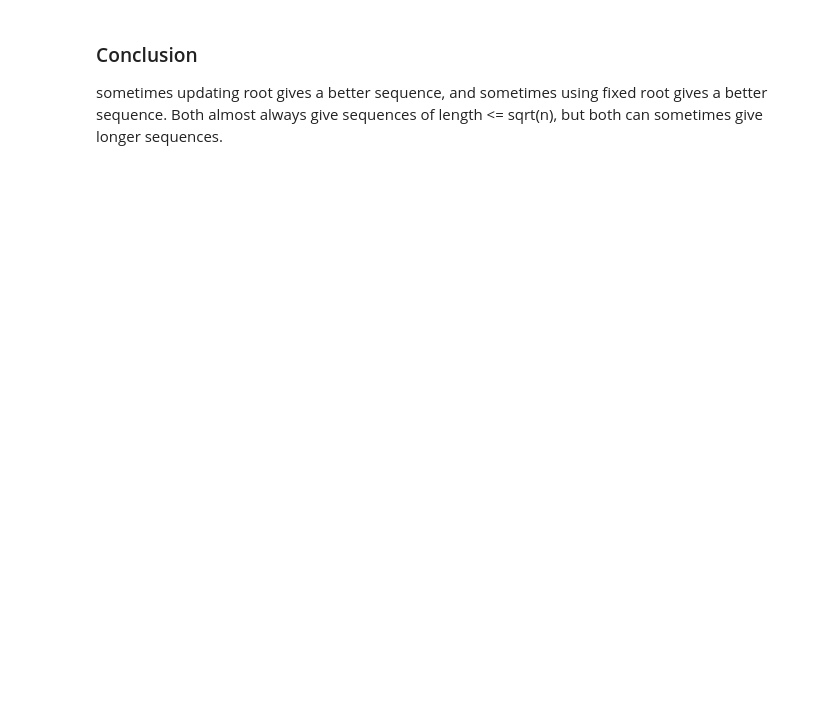
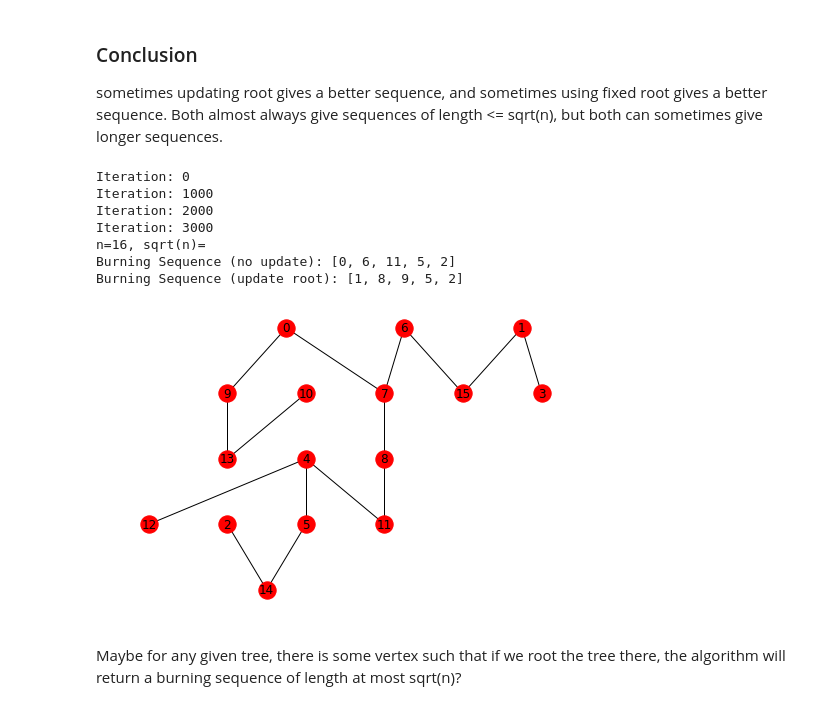
Before and after one commit to zhangyt3/graph-burning, a Jupyter notebook: burning_trees.ipynb, the cells around one changed output. Cells and saved outputs as stored; diff of their text form; code cells hidden in the pictures; blank space fills up the shorter version.

Commit message:
Call burn_tree on all vertices

```diff
--- a/burning_trees.ipynb
+++ b/burning_trees.ipynb
@@ -257,3 +257,35 @@ Length (No Update/Update): 8/8 | n=108 | ceil(sqrt(n))= 11 | [22, 65, 10, 24, 6,
 ### Conclusion
 
 sometimes updating root gives a better sequence, and sometimes using fixed root gives a better sequence. Both almost always give sequences of length <= sqrt(n), but both can sometimes give longer sequences.
+# %%
+# Find a tree that takes > sqrt(n) on both algorithms?
+i = 0
+while True:
+    if i % 1000 == 0:
+        print("Iteration:", i)
+    n = randint(1, 125)
+    rand_tree = nx.generators.trees.random_tree(n, seed=randint(0, 213218321321))
+    burning_sequence = burn_tree(rand_tree)
+    burning_sequence_update = burn_tree_using_centers(rand_tree, update_root=True)
+
+    upper_bound = math.ceil(math.sqrt(rand_tree.order()))
+    if len(burning_sequence_update) > upper_bound and len(burning_sequence) > upper_bound:
+        print("n={}, sqrt(n)=".format(rand_tree.order(), math.ceil(math.sqrt(rand_tree.order()))))
+        print("Burning Sequence (no update):", burning_sequence)
+        print("Burning Sequence (update root):", burning_sequence_update)
+        pos = nx.nx_pydot.pydot_layout(rand_tree, prog='dot')
+        nx.draw(rand_tree, pos=pos, with_labels=True)
+        break
+
+    i += 1
+# %% [output]
+Iteration: 0
+Iteration: 1000
+Iteration: 2000
+Iteration: 3000
+n=16, sqrt(n)=
+Burning Sequence (no update): [0, 6, 11, 5, 2]
+Burning Sequence (update root): [1, 8, 9, 5, 2]
+[figure, added]
+# %% [markdown]
+Maybe for any given tree, there is some vertex such that if we root the tree there, the algorithm will return a burning sequence of length at most sqrt(n)?
```
Also changed, not shown: parts of 5 cells of this notebook, 1 other file.
